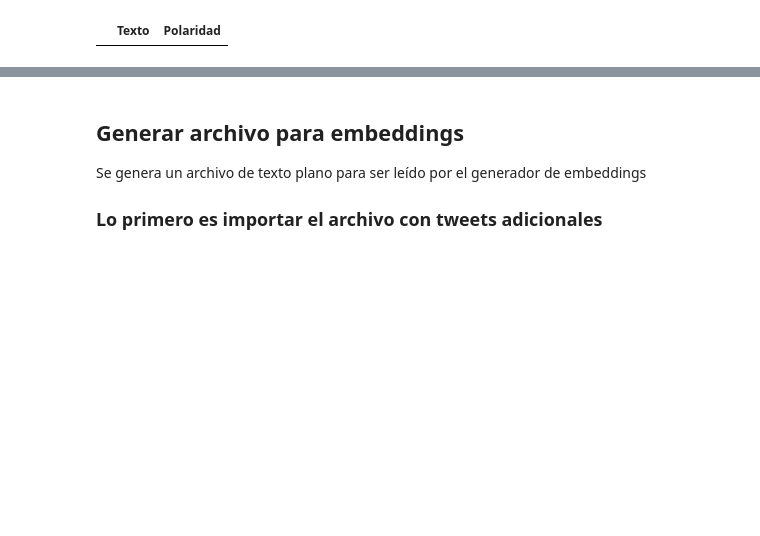
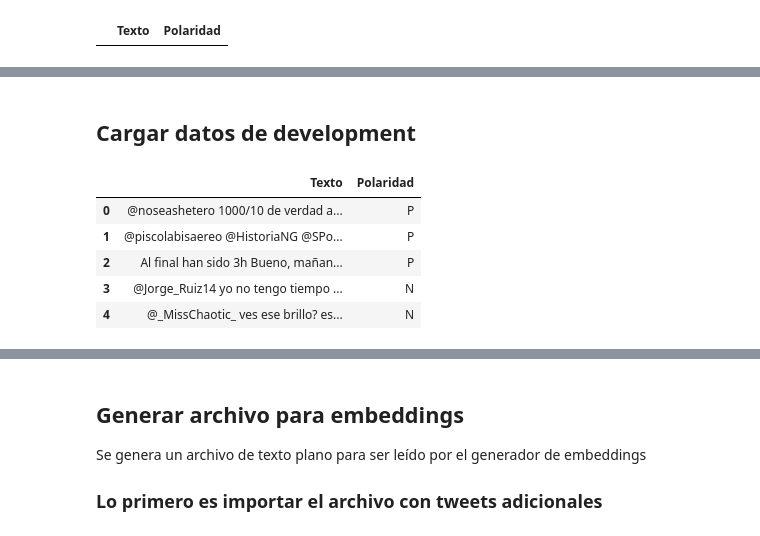
Before and after one commit to spartanjoax/SentimientosProfundos, a Jupyter notebook: Preprocesamiento.ipynb, the cells around one changed output, grey strips where cells are left out. Cells and saved outputs as stored; diff of their text form; code cells hidden in the pictures; blank space fills up the shorter version.

```diff
--- a/Preprocesamiento.ipynb
+++ b/Preprocesamiento.ipynb
@@ -161,0 +180,24 @@ my_df.head()
+# %% [markdown]
+## Cargar datos de development
+# %%
+xml2df = XML2DataFrame('TASS2017_T1_development.xml')
+df = xml2df.process_data()
+
+#Se botan las columnas que no se necesitan
+df.drop(['id','usuario','Fecha','Idioma'],axis=1,inplace=True)
+
+#Elimina las líneas que no tengan todos los valores definidos
+df.dropna(inplace=True)
+df.reset_index(drop=True,inplace=True)
+df.loc[df['Polaridad'] == 'N+', 'Polaridad'] = 'N'
+df.loc[df['Polaridad'] == 'P+', 'Polaridad'] = 'P'
+
+#Imprimir las primeras líneas del archivo para validar una carga correcta
+df.head()
+# %% [output]
+|  | Texto | Polaridad |
+| 0 | @noseashetero 1000/10 de verdad a... | P |
+| 1 | @piscolabisaereo @HistoriaNG @SPo... | P |
+| 2 | Al final han sido 3h Bueno, mañan... | P |
+| 3 | @Jorge_Ruiz14 yo no tengo tiempo ... | N |
+| 4 | @_MissChaotic_ ves ese brillo? es... | N |
```
Also changed, not shown: parts of 13 cells of this notebook, 5 other files.
